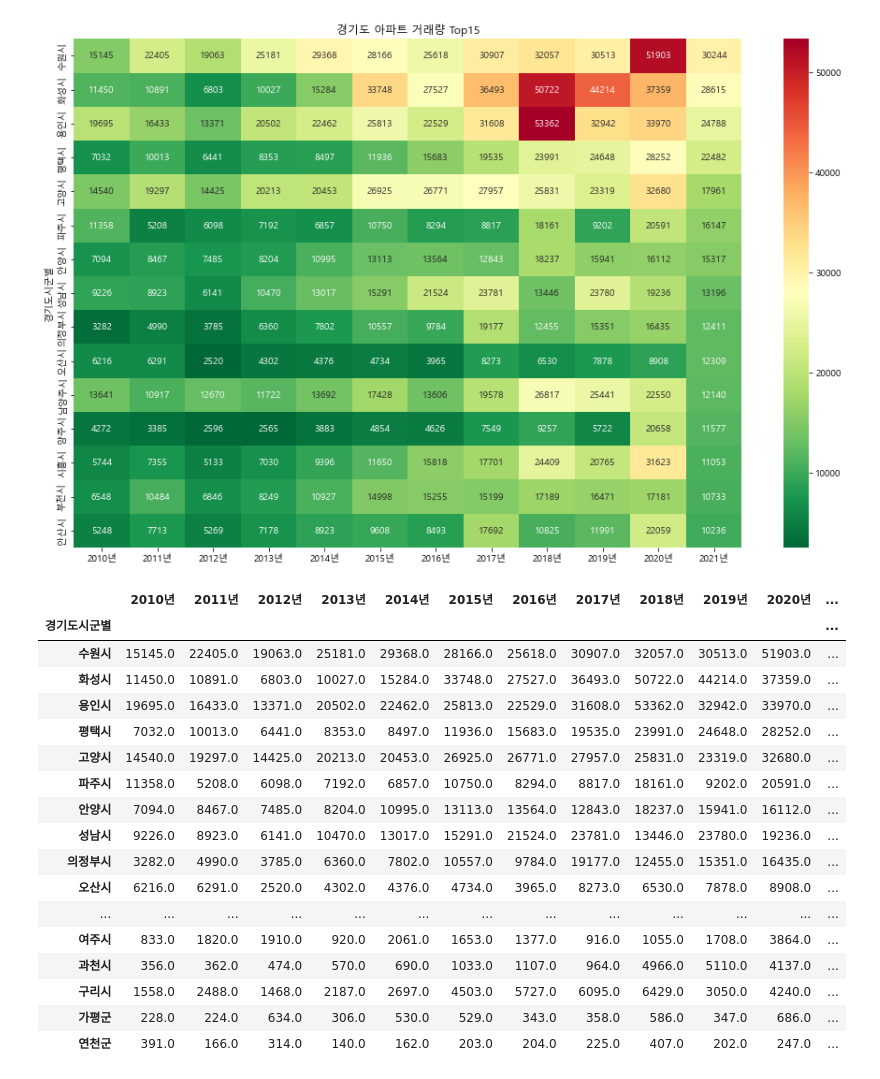
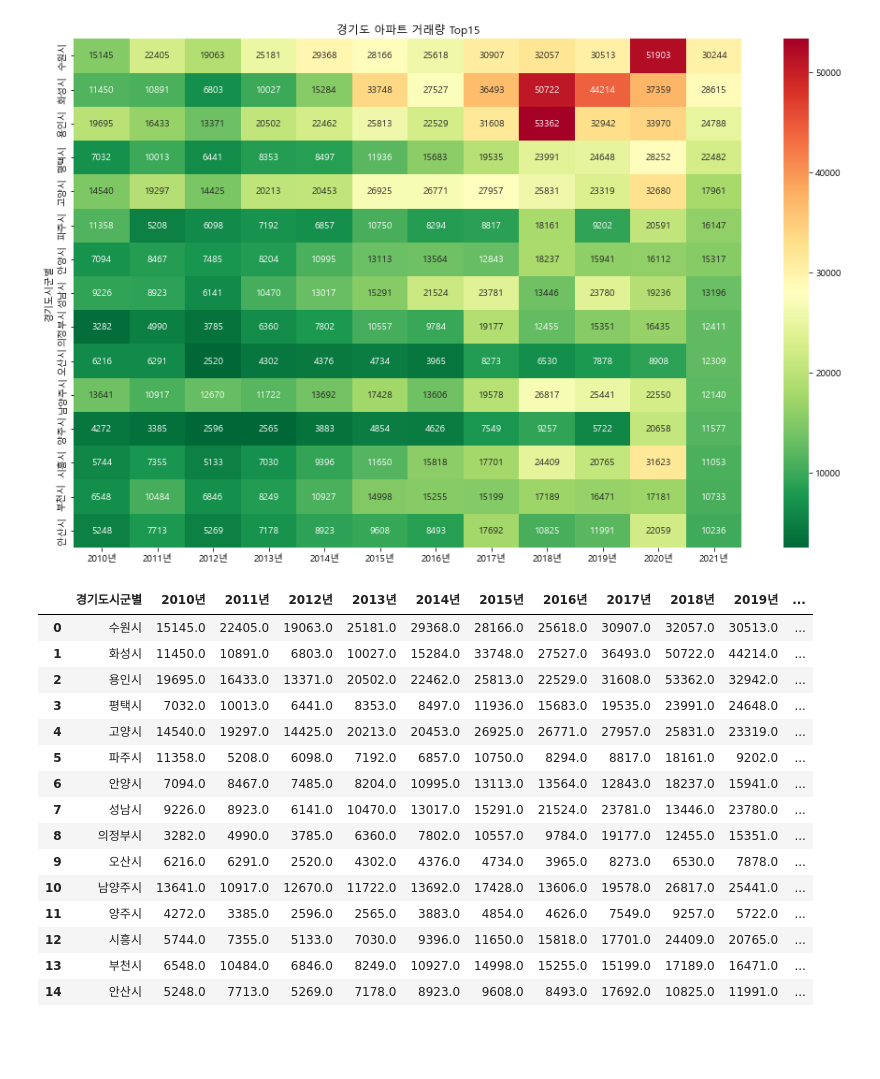
Before and after one commit to HBinble/StudyPython_Advanced, a Jupyter notebook: MiniProject_1차/6_1_경기도_아파트거래량.ipynb, the cells around one changed output. Cells and saved outputs as stored; diff of their text form; code cells hidden in the pictures; blank space fills up the shorter version.

```diff
--- a/MiniProject_1차/6_1_경기도_아파트거래량.ipynb
+++ b/MiniProject_1차/6_1_경기도_아파트거래량.ipynb
@@ -201,26 +201,23 @@ plt.title('경기도 아파트 거래량 Top15')
 plt.show()
 # %% [output]
 [figure]
-# %%
-# bar 그래프
-
-df8
-# %% [output]
-|  | 2010년 | 2011년 | 2012년 | 2013년 | 2014년 | 2015년 | 2016년 | 2017년 | 2018년 | 2019년 | 2020년 | ... |
-| 경기도시군별 |  |  |  |  |  |  |  |  |  |  |  | ... |
-| 수원시 | 15145.0 | 22405.0 | 19063.0 | 25181.0 | 29368.0 | 28166.0 | 25618.0 | 30907.0 | 32057.0 | 30513.0 | 51903.0 | ... |
-| 화성시 | 11450.0 | 10891.0 | 6803.0 | 10027.0 | 15284.0 | 33748.0 | 27527.0 | 36493.0 | 50722.0 | 44214.0 | 37359.0 | ... |
-| 용인시 | 19695.0 | 16433.0 | 13371.0 | 20502.0 | 22462.0 | 25813.0 | 22529.0 | 31608.0 | 53362.0 | 32942.0 | 33970.0 | ... |
-| 평택시 | 7032.0 | 10013.0 | 6441.0 | 8353.0 | 8497.0 | 11936.0 | 15683.0 | 19535.0 | 23991.0 | 24648.0 | 28252.0 | ... |
-| 고양시 | 14540.0 | 19297.0 | 14425.0 | 20213.0 | 20453.0 | 26925.0 | 26771.0 | 27957.0 | 25831.0 | 23319.0 | 32680.0 | ... |
-| 파주시 | 11358.0 | 5208.0 | 6098.0 | 7192.0 | 6857.0 | 10750.0 | 8294.0 | 8817.0 | 18161.0 | 9202.0 | 20591.0 | ... |
-| 안양시 | 7094.0 | 8467.0 | 7485.0 | 8204.0 | 10995.0 | 13113.0 | 13564.0 | 12843.0 | 18237.0 | 15941.0 | 16112.0 | ... |
-| 성남시 | 9226.0 | 8923.0 | 6141.0 | 10470.0 | 13017.0 | 15291.0 | 21524.0 | 23781.0 | 13446.0 | 23780.0 | 19236.0 | ... |
-| 의정부시 | 3282.0 | 4990.0 | 3785.0 | 6360.0 | 7802.0 | 10557.0 | 9784.0 | 19177.0 | 12455.0 | 15351.0 | 16435.0 | ... |
-| 오산시 | 6216.0 | 6291.0 | 2520.0 | 4302.0 | 4376.0 | 4734.0 | 3965.0 | 8273.0 | 6530.0 | 7878.0 | 8908.0 | ... |
-| ... | ... | ... | ... | ... | ... | ... | ... | ... | ... | ... | ... | ... |
-| 여주시 | 833.0 | 1820.0 | 1910.0 | 920.0 | 2061.0 | 1653.0 | 1377.0 | 916.0 | 1055.0 | 1708.0 | 3864.0 | ... |
-| 과천시 | 356.0 | 362.0 | 474.0 | 570.0 | 690.0 | 1033.0 | 1107.0 | 964.0 | 4966.0 | 5110.0 | 4137.0 | ... |
-| 구리시 | 1558.0 | 2488.0 | 1468.0 | 2187.0 | 2697.0 | 4503.0 | 5727.0 | 6095.0 | 6429.0 | 3050.0 | 4240.0 | ... |
-| 가평군 | 228.0 | 224.0 | 634.0 | 306.0 | 530.0 | 529.0 | 343.0 | 358.0 | 586.0 | 347.0 | 686.0 | ... |
-| 연천군 | 391.0 | 166.0 | 314.0 | 140.0 | 162.0 | 203.0 | 204.0 | 225.0 | 407.0 | 202.0 | 247.0 | ... |
+# %%
+df8_top15_re = df8_top15.reset_index()
+df8_top15_re
+# %% [output]
+|  | 경기도시군별 | 2010년 | 2011년 | 2012년 | 2013년 | 2014년 | 2015년 | 2016년 | 2017년 | 2018년 | 2019년 | ... |
+| 0 | 수원시 | 15145.0 | 22405.0 | 19063.0 | 25181.0 | 29368.0 | 28166.0 | 25618.0 | 30907.0 | 32057.0 | 30513.0 | ... |
+| 1 | 화성시 | 11450.0 | 10891.0 | 6803.0 | 10027.0 | 15284.0 | 33748.0 | 27527.0 | 36493.0 | 50722.0 | 44214.0 | ... |
+| 2 | 용인시 | 19695.0 | 16433.0 | 13371.0 | 20502.0 | 22462.0 | 25813.0 | 22529.0 | 31608.0 | 53362.0 | 32942.0 | ... |
+| 3 | 평택시 | 7032.0 | 10013.0 | 6441.0 | 8353.0 | 8497.0 | 11936.0 | 15683.0 | 19535.0 | 23991.0 | 24648.0 | ... |
+| 4 | 고양시 | 14540.0 | 19297.0 | 14425.0 | 20213.0 | 20453.0 | 26925.0 | 26771.0 | 27957.0 | 25831.0 | 23319.0 | ... |
+| 5 | 파주시 | 11358.0 | 5208.0 | 6098.0 | 7192.0 | 6857.0 | 10750.0 | 8294.0 | 8817.0 | 18161.0 | 9202.0 | ... |
+| 6 | 안양시 | 7094.0 | 8467.0 | 7485.0 | 8204.0 | 10995.0 | 13113.0 | 13564.0 | 12843.0 | 18237.0 | 15941.0 | ... |
+| 7 | 성남시 | 9226.0 | 8923.0 | 6141.0 | 10470.0 | 13017.0 | 15291.0 | 21524.0 | 23781.0 | 13446.0 | 23780.0 | ... |
+| 8 | 의정부시 | 3282.0 | 4990.0 | 3785.0 | 6360.0 | 7802.0 | 10557.0 | 9784.0 | 19177.0 | 12455.0 | 15351.0 | ... |
+| 9 | 오산시 | 6216.0 | 6291.0 | 2520.0 | 4302.0 | 4376.0 | 4734.0 | 3965.0 | 8273.0 | 6530.0 | 7878.0 | ... |
+| 10 | 남양주시 | 13641.0 | 10917.0 | 12670.0 | 11722.0 | 13692.0 | 17428.0 | 13606.0 | 19578.0 | 26817.0 | 25441.0 | ... |
+| 11 | 양주시 | 4272.0 | 3385.0 | 2596.0 | 2565.0 | 3883.0 | 4854.0 | 4626.0 | 7549.0 | 9257.0 | 5722.0 | ... |
+| 12 | 시흥시 | 5744.0 | 7355.0 | 5133.0 | 7030.0 | 9396.0 | 11650.0 | 15818.0 | 17701.0 | 24409.0 | 20765.0 | ... |
+| 13 | 부천시 | 6548.0 | 10484.0 | 6846.0 | 8249.0 | 10927.0 | 14998.0 | 15255.0 | 15199.0 | 17189.0 | 16471.0 | ... |
+| 14 | 안산시 | 5248.0 | 7713.0 | 5269.0 | 7178.0 | 8923.0 | 9608.0 | 8493.0 | 17692.0 | 10825.0 | 11991.0 | ... |
```
Also changed, not shown: parts of 1 cell of this notebook, 7 other files.
